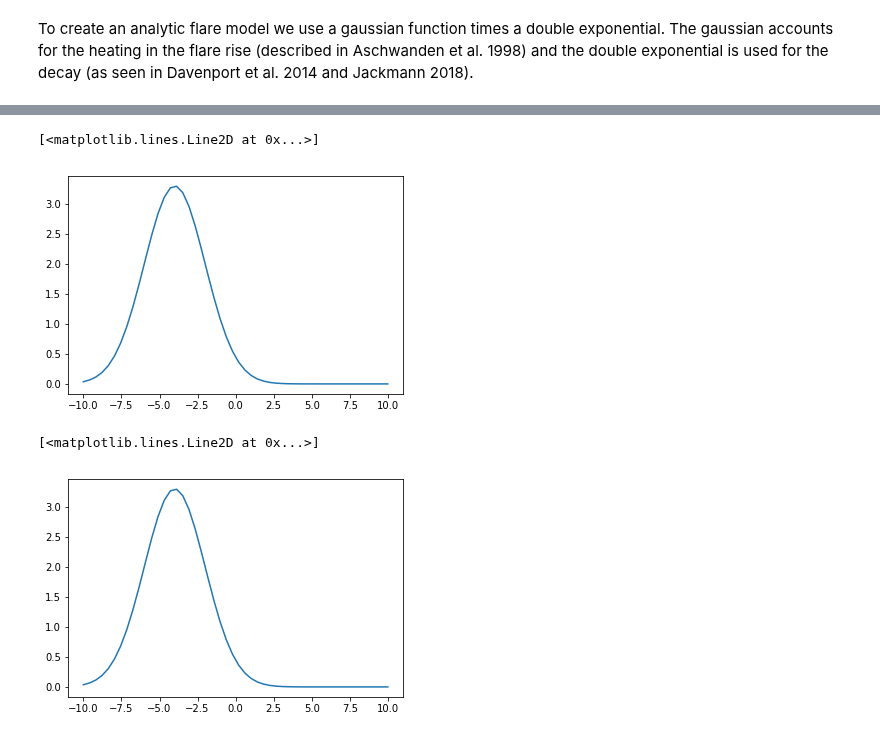
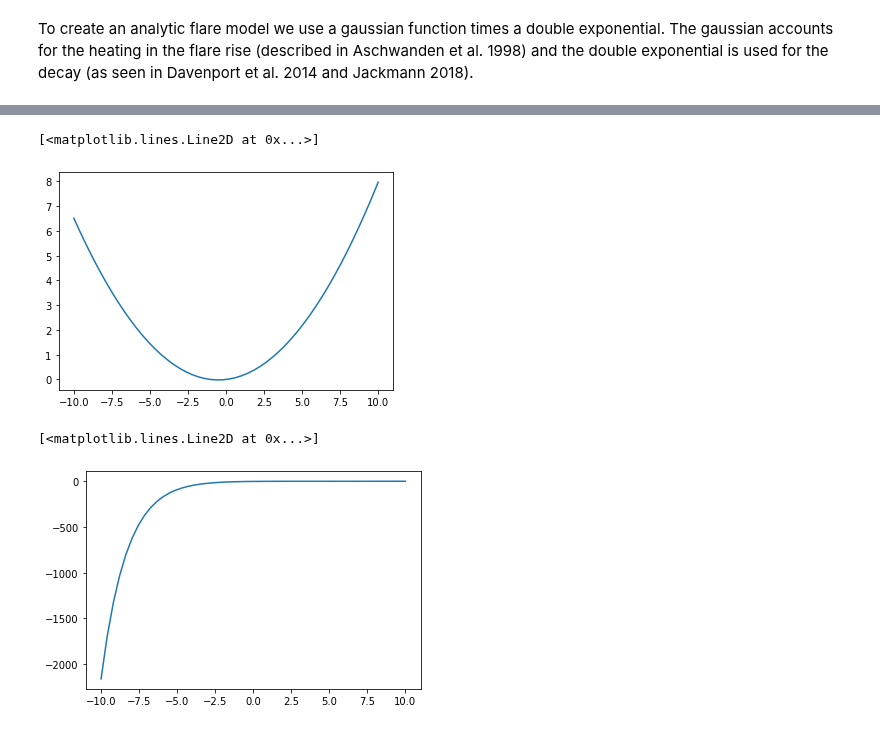
Before and after one commit to lupitatovar/flares, a Jupyter notebook: notebooks/flare_model.ipynb, the cells around one changed output, grey strips where cells are left out. Saved outputs shown, nothing was run; the diff lists cells and outputs as text; code cells hidden in the pictures.

```diff
--- a/notebooks/flare_model.ipynb
+++ b/notebooks/flare_model.ipynb
@@ -43,10 +43,10 @@ plt.show()
 # %%
-def double_exp(t,amp1,t_o1,tau1,amp2,t_o2,tau2):
+def double_exp(t,amp1,t_01,tau1,amp2,t_02,tau2):
     return amp1*np.exp((-(t-t_01)/tau1)) + amp2*np.exp((-(t-t_02)/tau2))
 
 t_vals = np.linspace(-1, 1)
 for t_0, tau in [(-1, 1), (-2, 2)]:
-    plt.plot(t_vals, double_exp(1,t_vals, t_0, tau))
+    plt.plot(t_vals, double_exp(1,t_vals, t_0, tau,1,t_0,tau))
 
 plt.show()
 # %% [output]
@@ -54,9 +57,9 @@ plt.show()
 # %%
 # Sample plot of what the continuous function (gaussian * double exponential) would look like for arbituary values
-plt.plot(t_values, (gaussian(1,t_values, t_0, sig)*double_exp(1,t_values, t_0, tau)))
+plt.plot(t_values, (gaussian(1,t_values, t_0, sig)*double_exp(1,t_values, t_0,tau,1,t_0,tau)))
 # %% [output]
 [<matplotlib.lines.Line2D at 0x...>]
-[figure, old version]
+[figure, new version]
 # %%
 '''
 Now lets combine the two functions into one continuous analytic flare model
@@ -77,15 +80,15 @@ Now lets combine the two functions into one continuous analytic flare model
         The flux of the flare model evaluated at each time
 
 '''
-def flare_model(t,A,t_0,sig,amp1,t_o1,tau1,amp2,t_o2,tau2):
-    flare = gaussian(t,A,sig,t_0) * double_exp(t,amp1,t_o1,tau1,amp2,t_o2,tau2)
+def flare_model(t,A,t_0,sig,amp1,t_01,tau1,amp2,t_02,tau2):
+    flare = gaussian(t,A,sig,t_0) * double_exp(t,amp1,t_01,tau1,amp2,t_02,tau2)
     return flare
 # %%
 #plotting the continuous function again to make sure it worked
-plt.plot(t_values,flare_model(1,t_values,t_0,sig))
+plt.plot(t_values,flare_model(1,t_values,t_0,sig,1,t_values,t_0,1,t_0,sig))
 # %% [output]
 [<matplotlib.lines.Line2D at 0x...>]
-[figure, old version]
+[figure, new version]
 # %%
 #need to add in another flare model to actually calculate the parameters and the values from there are what
 #will be fed into the flare model that produces the shape of a flare
```
Also changed, not shown: parts of 4 cells of this notebook, 1 other file.
